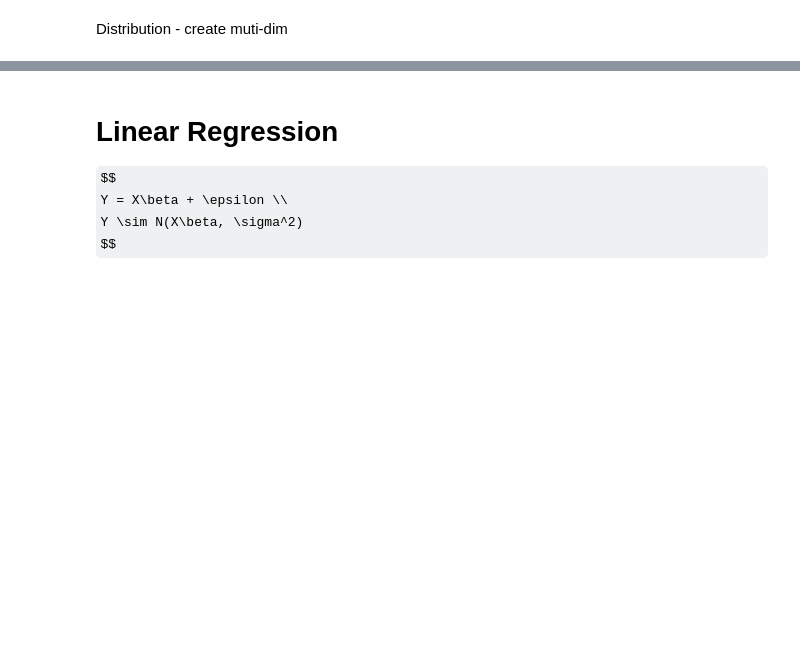
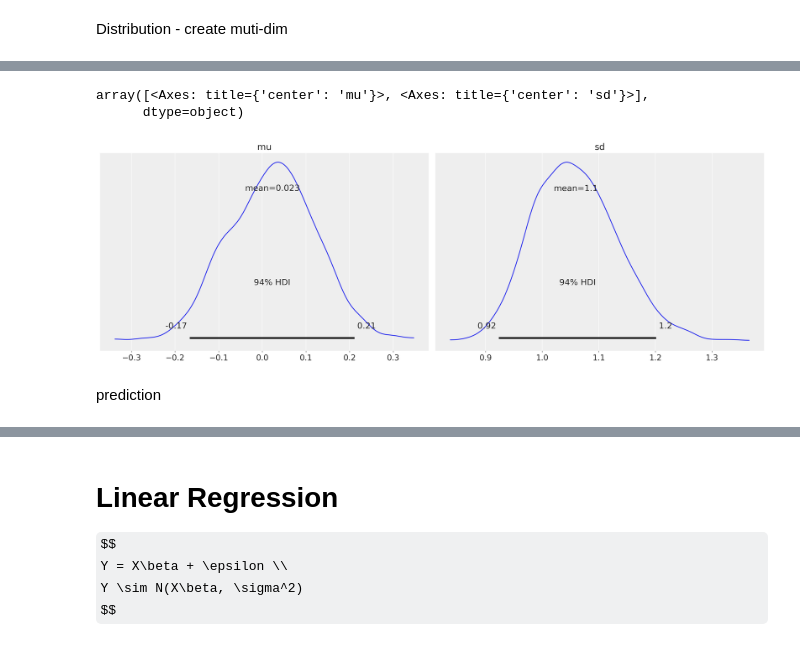
Before and after one commit to SkyBlueRW/bayesian-statistc, a Jupyter notebook: PyMC trial.ipynb, the cells around one changed output, grey strips where cells are left out. Saved outputs shown, nothing was run; the diff lists cells and outputs as text; code cells hidden in the pictures; some formulas as TeX source; blank space fills up the shorter version.

```diff
--- a/PyMC trial.ipynb
+++ b/PyMC trial.ipynb
@@ -126,0 +123,8 @@ We recommend running at least 4 chains for robust computation of convergence dia
+# %%
+az.plot_posterior(idata)
+# %% [output]
+array([<Axes: title={'center': 'mu'}>, <Axes: title={'center': 'sd'}>],
+      dtype=object)
+[figure, added]
+# %% [markdown]
+prediction
```
Also changed, not shown: parts of 16 cells of this notebook.
